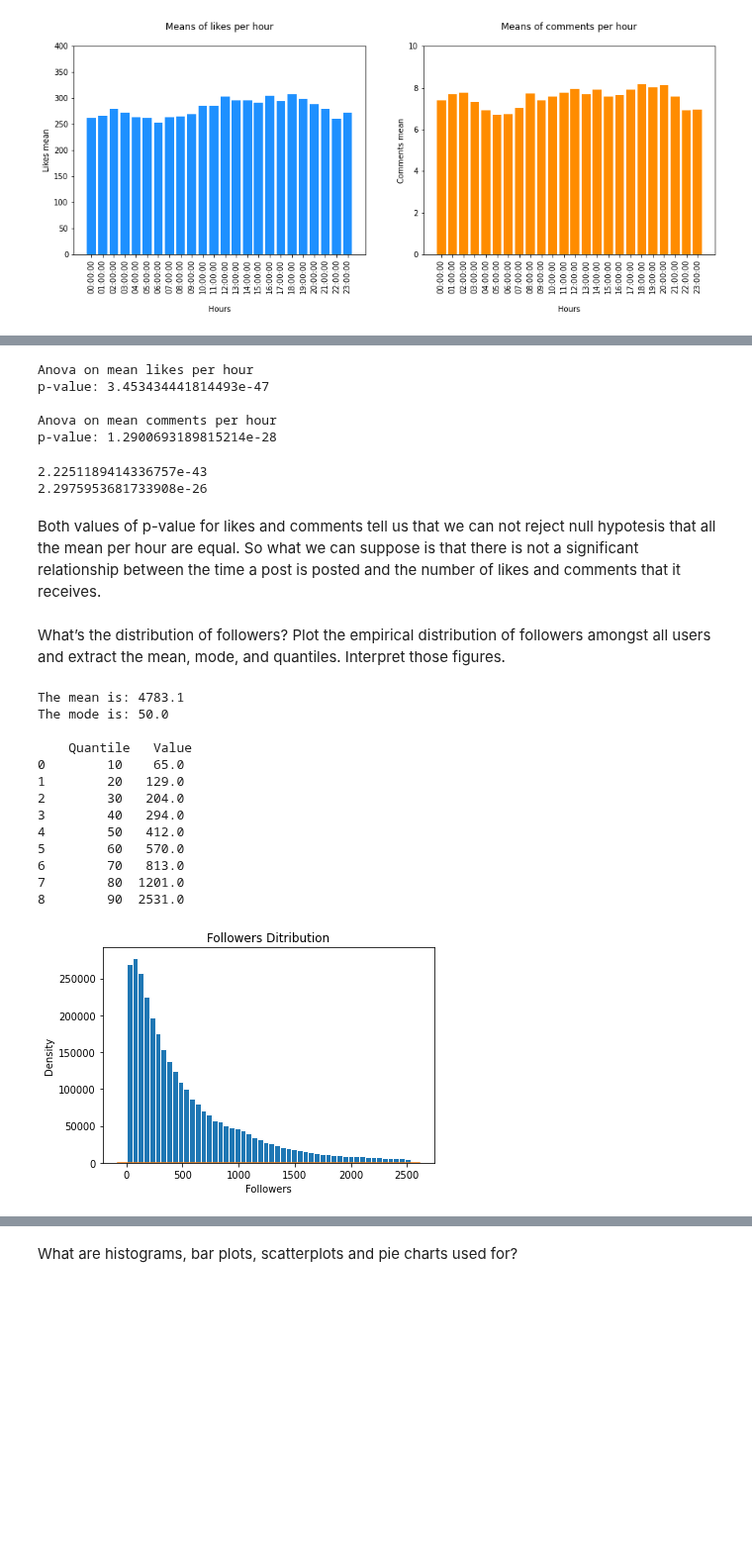
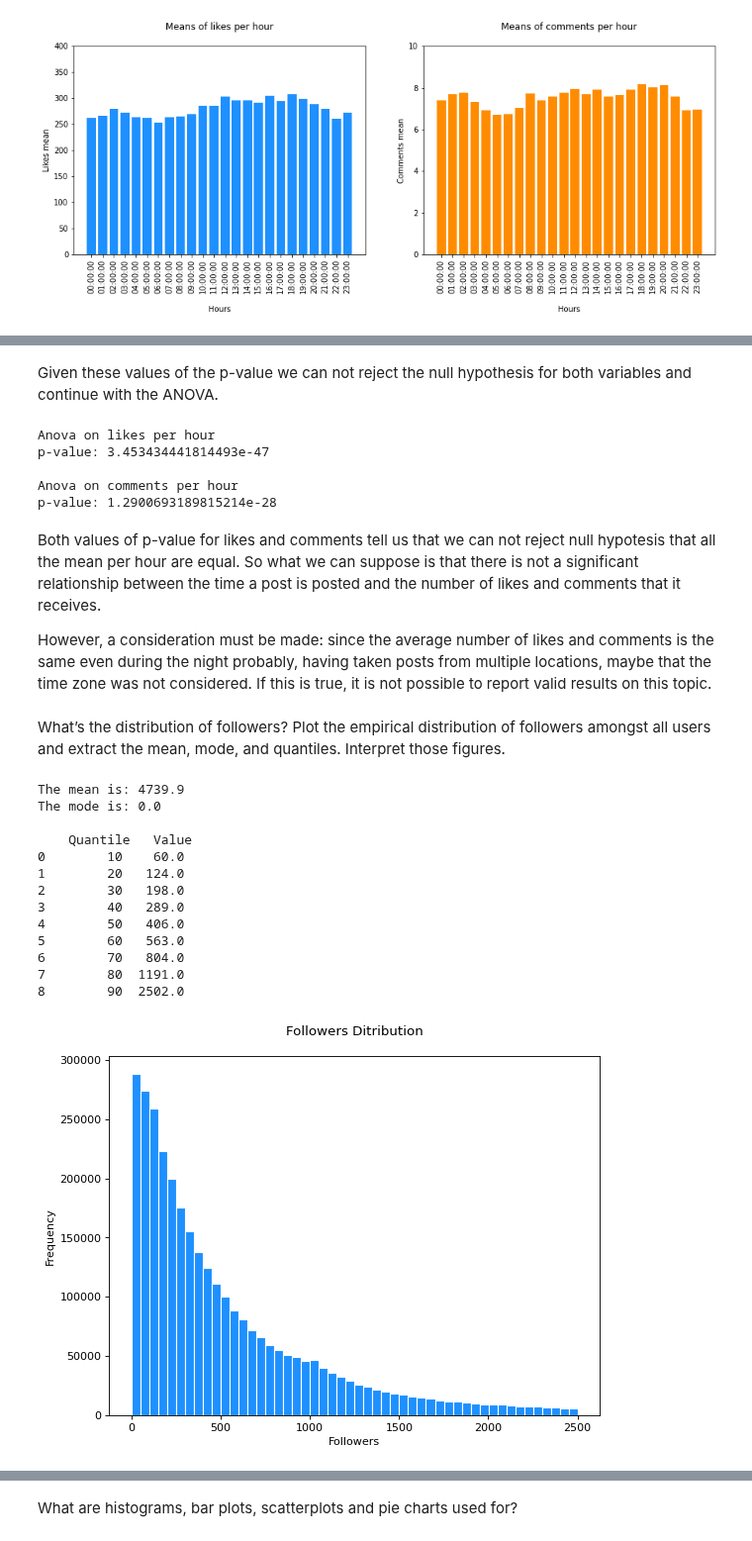
Before and after one commit to Matteo-Candi/ADM_HW2, a Jupyter notebook: main.ipynb, the cells around one changed output, grey strips where cells are left out. Shown at 99% size. Drawn from its saved outputs; the diff is of its cells as text; code cells hidden in the pictures; blank space fills up the shorter version.

```diff
--- a/main.ipynb
+++ b/main.ipynb
@@ -260,71 +278,60 @@ To check if there is some significant relationship between hours and comments an
+# %% [markdown]
+Given these values of the p-value we can not reject the null hypothesis for both variables and continue with the ANOVA.
 # %%
-# ditribution of likes and comment per every hour
-likes_groups = posts.numbr_likes.groupby(posts.cts).apply(list).reset_index()
-comments_groups = posts.number_comments.groupby(posts.cts).apply(list).reset_index()
-
 # computing ANOVA for comments and likes grouped per hour
 f, p = f_oneway(*likes_groups.numbr_likes)
-print("Anova on mean likes per hour\np-value:",p)
+print("Anova on likes per hour\np-value:",p)
 f, p = f_oneway(*comments_groups.number_comments)
-print("\nAnova on mean comments per hour\np-value:",p)
+print("\nAnova on comments per hour\np-value:",p)
 # %% [output]
-Anova on mean likes per hour
+Anova on likes per hour
 p-value: 3.453434441814493e-47
 
-Anova on mean comments per hour
+Anova on comments per hour
 p-value: 1.2900693189815214e-28
-# %%
-# celo metto ????
-f,p = levene(*likes_groups.numbr_likes)
-print(p)
-f,p = levene(*comments_groups.number_comments)
-print(p)
-# %% [output]
-2.2251189414336757e-43
-2.2975953681733908e-26
 # %% [markdown]
 Both values of p-value for likes and comments tell us that we can not reject null hypotesis that all the mean per hour are equal. So what we can suppose is that there is not a significant relationship between the time a post is posted and the number of likes and comments that it receives.
+
+However, a consideration must be made: since the average number of likes and comments is the same even during the night probably, having taken posts from multiple locations, maybe that the time zone was not considered. If this is true, it is not possible to report valid results on this topic.
 # %% [markdown]
 What’s the distribution of followers? Plot the empirical distribution of followers amongst all users and extract the mean, mode, and quantiles. Interpret those figures.
 # %%
 followers = np.array(profiles.followers.dropna())
-followers= followers[followers != 0]        # 22115 cases
-followers= followers[followers != 1]        # 9071 cases
 
 mean = round(followers.mean(), 2)
-
-stats = Counter(followers)          # taking the max value after grouping by number of followers
-mode = max(stats, key=stats.get)
+stats = Counter(followers)
+mode = max(stats, key=stats.get)            # taking the max value after grouping by number of followers
 
 rng = np.arange(10,91,10)
-quant = np.percentile(followers,rng)
+quant = np.percentile(followers,rng)        # computing the decils of profiles followers
 data = {'Quantile': rng, 'Value': quant}
 quantiles = pd.DataFrame(data)
 
 print("The mean is:", mean)
 print("The mode is:", mode)
-print("\n", quantiles)
+print("\n", quantiles, "\n")
 
 follower = followers[followers < quant[-1]]    # removing last 10% of profiles with highest number of follower
 
-plt.hist(follower, bins = 50, ec="white")      # plotting just the 90% of lowest units to have a clear rapresentation of the followers distribution
-plt.title("Followers Ditribution")
+plt.figure(figsize=(8, 6), dpi=80)
+plt.hist(follower, bins = 50, ec="white", color="dodgerblue")      # plotting just the 90% of lowest units to have a clear rapresentation
+plt.title("Followers Ditribution\n")                               #  of the followers distribution
 plt.xlabel("Followers")
-plt.ylabel("Density")
+plt.ylabel("Frequency")
 plt.show()
 # %% [output]
-The mean is: 4783.1
-The mode is: 50.0
+The mean is: 4739.9
+The mode is: 0.0
 
     Quantile   Value
-0        10    65.0
-1        20   129.0
-2        30   204.0
-3        40   294.0
-4        50   412.0
-5        60   570.0
-6        70   813.0
-7        80  1201.0
-8        90  2531.0
+0        10    60.0
+1        20   124.0
+2        30   198.0
+3        40   289.0
+4        50   406.0
+5        60   563.0
+6        70   804.0
+7        80  1191.0
+8        90  2502.0
-[figure, old version]
+[figure, new version]
 # %% [markdown]
```
Also changed, not shown: parts of 4 cells of this notebook.
